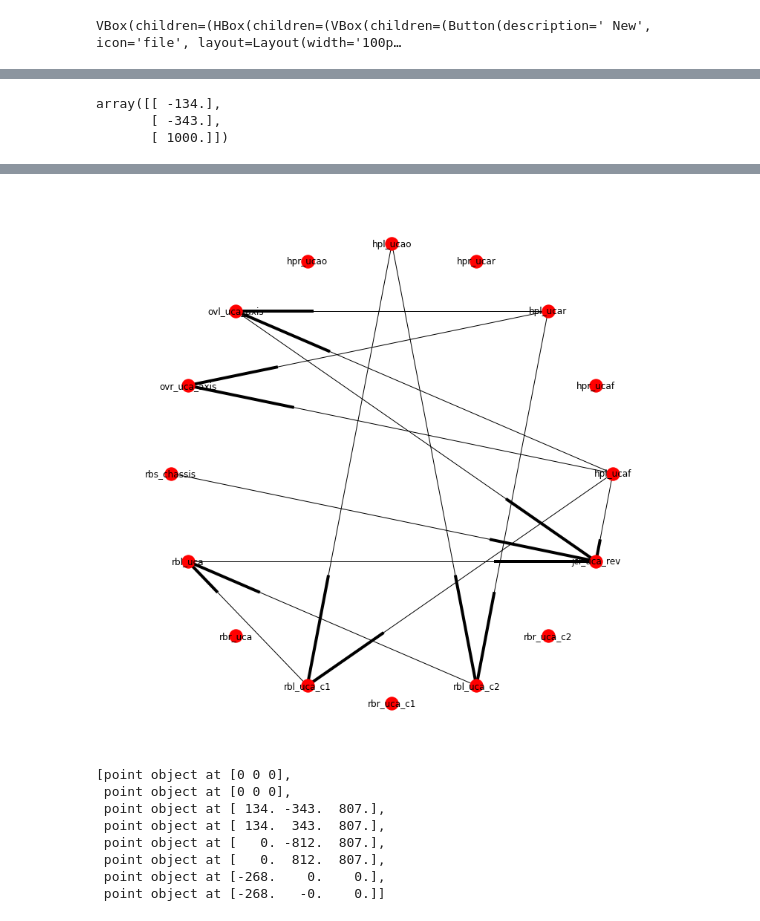
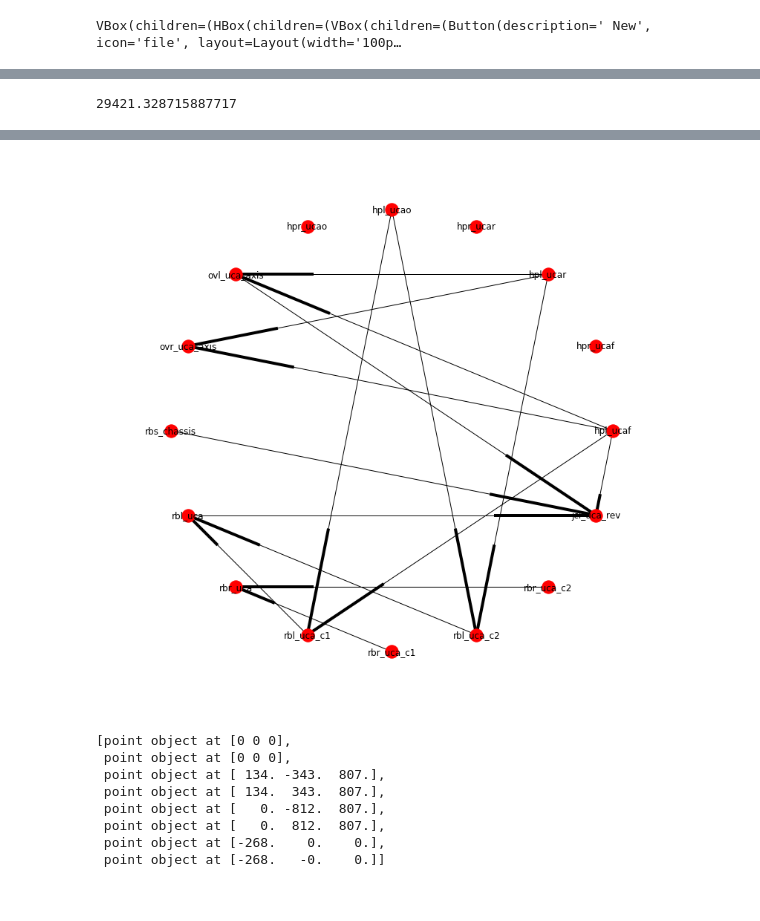
Before and after one commit to khaledghobashy/asurt_cdt, a Jupyter notebook: gui_v6.ipynb, the cells around one changed output, grey strips where cells are left out. Saved outputs shown, nothing was run; the diff lists cells and outputs as text; code cells hidden in the pictures.

```diff
--- a/gui_v6.ipynb
+++ b/gui_v6.ipynb
@@ -30,11 +30,9 @@ m.show_data_flow()
 # %% [output]
 [interactive output not drawn]
 # %%
-m.data_graph.node['jcl_uca_rev']['obj'].u_j
+m.data_graph.node['rbr_uca']['obj'].mass
 # %% [output]
-array([[ -134.],
-       [ -343.],
-       [ 1000.]])
+29421.328715887717
 # %%
 m.object_successors('hpl_ucaf')
 # %% [output]
@@ -48,12 +46,12 @@ nx.write_gpickle(m.data_flow,'data_flow')
 # %%
 g=nx.read_gpickle('data_flow')
 # %%
-gpos=nx.shell_layout(g)
+gpos=nx.shell_layout(m.data_graph)
 plt.figure(figsize=(10,10))
-nx.draw(g,gpos,with_labels=True)
+nx.draw(m.data_graph,gpos,with_labels=True)
 plt.show()
 # %% [output]
-[figure, old version]
+[figure, new version]
 # %%
 [g.node[n]['obj'] for n in g if type(g.node[n]['obj'])==point]
 # %% [output]
```
Also changed, not shown: 2 other files.
